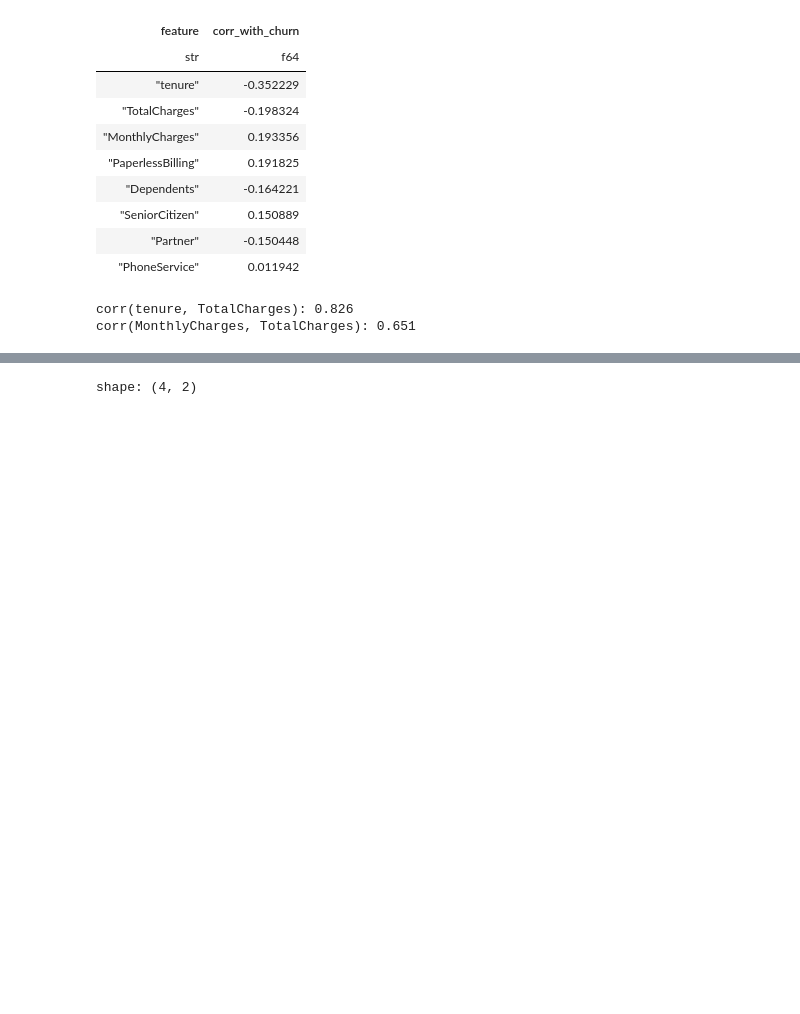
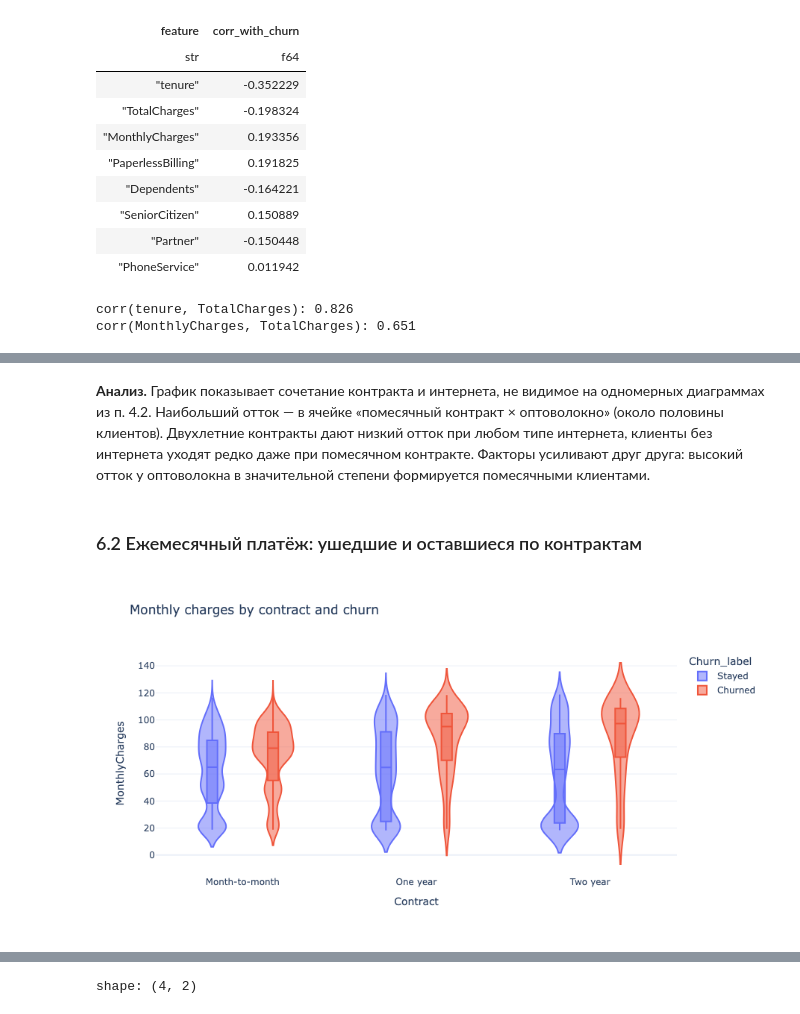
Before and after one commit to photoseanp/telco, a Jupyter notebook: notebooks/EDA.ipynb, the cells around one changed output, grey strips where cells are left out. Cells and saved outputs as stored; diff of their text form; code cells hidden in the pictures; blank space fills up the shorter version.

```diff
--- a/notebooks/EDA.ipynb
+++ b/notebooks/EDA.ipynb
@@ -588,0 +645,18 @@ corr(MonthlyCharges, TotalCharges): 0.651
+# %% [markdown]
+**Анализ.** График показывает сочетание контракта и интернета, не видимое на одномерных диаграммах из п. 4.2. Наибольший отток — в ячейке «помесячный контракт × оптоволокно» (около половины клиентов). Двухлетние контракты дают низкий отток при любом типе интернета, клиенты без интернета уходят редко даже при помесячном контракте. Факторы усиливают друг друга: высокий отток у оптоволокна в значительной степени формируется помесячными клиентами.
+# %% [markdown]
+### 6.2 Ежемесячный платёж: ушедшие и оставшиеся по контрактам
+# %%
+fig = px.violin(
+    plot_df,
+    x="Contract",
+    y="MonthlyCharges",
+    color="Churn_label",
+    box=True,
+    category_orders={"Contract": CONTRACTS},
+    title="Monthly charges by contract and churn",
+)
+fig.update_layout(width=900, height=480)
+fig.show()
+# %% [output]
+[figure, added]
```
Also changed, not shown: parts of 60 cells of this notebook, 1 other file.
